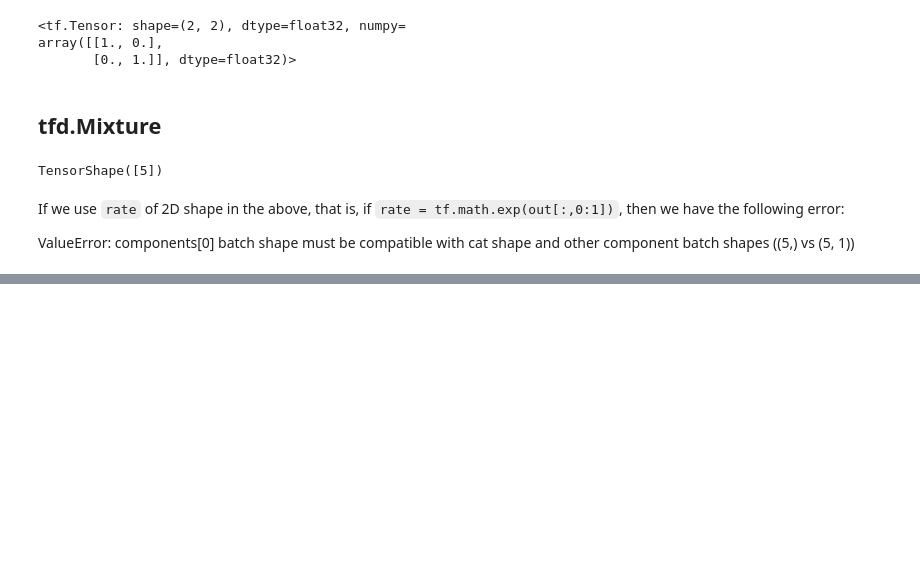
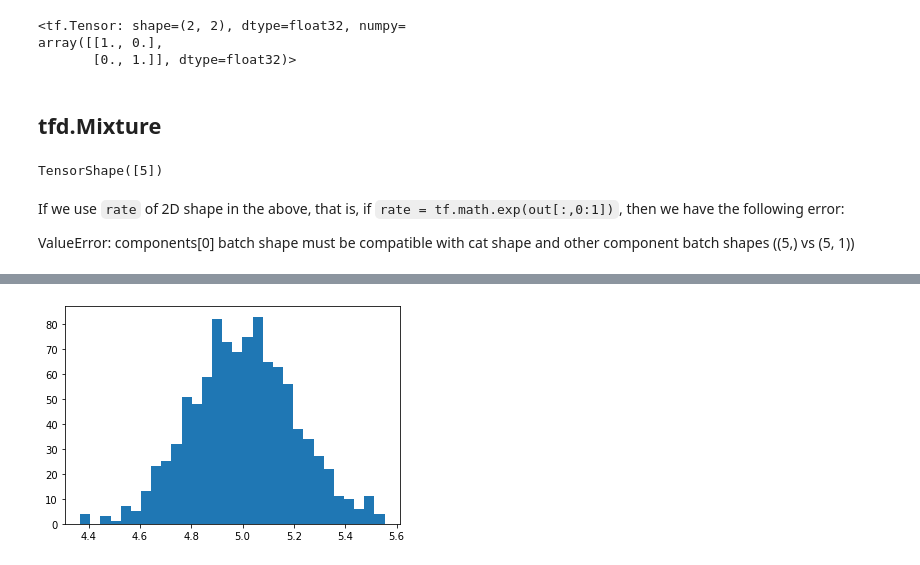
Before and after one commit to dchoi77/Learn_TensorFlow, a Jupyter notebook: TFP.ipynb, the cells around one changed output, grey strips where cells are left out. Drawn from its saved outputs; the diff is of its cells as text; code cells hidden in the pictures; blank space fills up the shorter version.

```diff
--- a/TFP.ipynb
+++ b/TFP.ipynb
@@ -111,0 +201,8 @@ ValueError: components[0] batch shape must be compatible with cat shape and othe
+# %%
+N = 1000
+X = tfd.Normal(loc=5, scale=0.2).sample(1000)
+X = X.numpy().reshape([N,1])
+
+plt.hist(X, 30);
+# %% [output]
+[figure, added]
```
Also changed, not shown: parts of 24 cells of this notebook, 1 other file.
